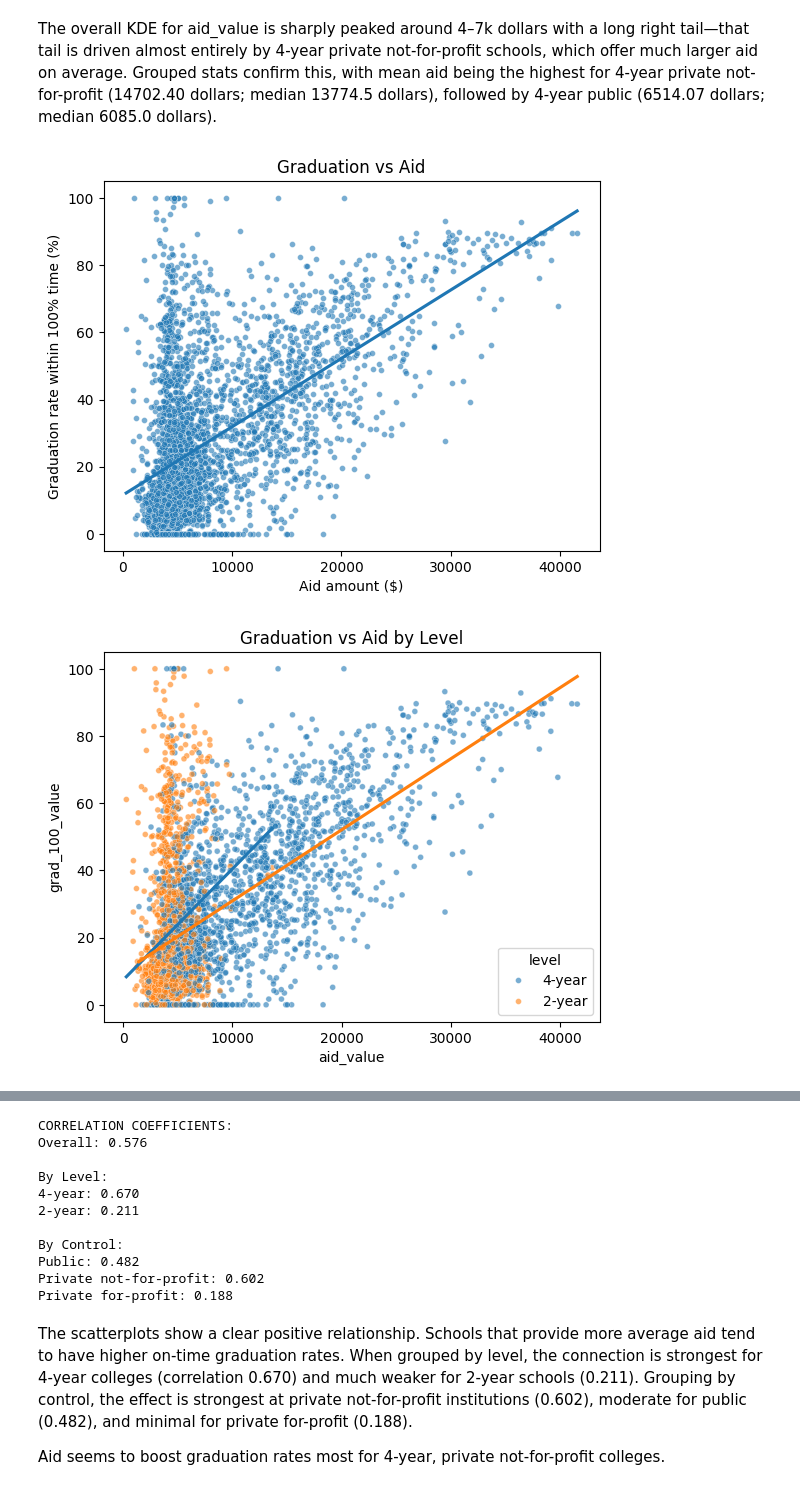
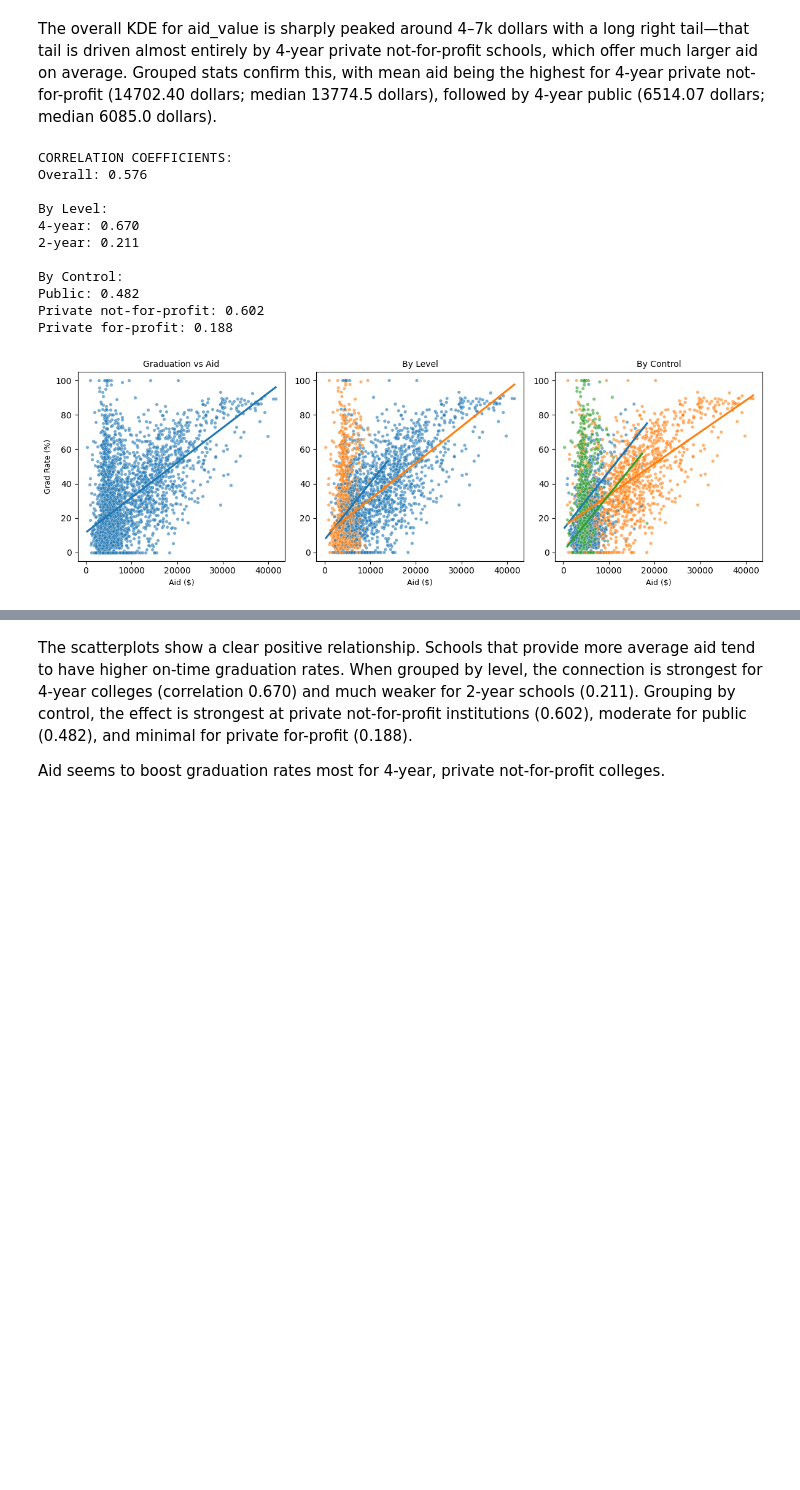
Before and after one commit to JingzhiYang04/visualization_assignment, a Jupyter notebook: assignment.ipynb, the cells around one changed output, grey strips where cells are left out. Saved outputs shown, nothing was run; the diff lists cells and outputs as text; code cells hidden in the pictures; blank space fills up the shorter version.

```diff
--- a/assignment.ipynb
+++ b/assignment.ipynb
@@ -460,46 +460,72 @@ The overall KDE for aid_value is sharply peaked around 4–7k dollars with a lon
 # %%
 ## 2.8
 # Make a scatterplot of grad_100_value by aid_value.
 # Now make the same plot, grouping by level and then control.
 
+fig, axes = plt.subplots(1, 3, figsize=(12, 4), tight_layout=True)
+
 # Scatterplot
-plt.figure()
-sns.scatterplot(data=df, x="aid_value", y="grad_100_value", s=18, alpha=0.6)
-sns.regplot(data=df, x="aid_value", y="grad_100_value", scatter=False, ci=None)
-plt.xlabel("Aid amount ($)")
-plt.ylabel("Graduation rate within 100% time (%)")
-plt.title("Graduation vs Aid")
-plt.show()
+sns.scatterplot(
+    data=df, x="aid_value", y="grad_100_value", s=15, alpha=0.6, ax=axes[0]
+)
+sns.regplot(
+    data=df, x="aid_value", y="grad_100_value", scatter=False, ci=None, ax=axes[0]
+)
+axes[0].set_title("Graduation vs Aid", fontsize=10)
+axes[0].set_xlabel("Aid ($)", fontsize=9)
+axes[0].set_ylabel("Grad Rate (%)", fontsize=9)
 
 # By level
-plt.figure()
-sns.scatterplot(data=df, x="aid_value", y="grad_100_value", hue="level", s=18, alpha=0.6)
+sns.scatterplot(
+    data=df, x="aid_value", y="grad_100_value", hue="level",
+    s=15, alpha=0.6, ax=axes[1], legend=False
+)
 for lv, sub in df.groupby("level"):
-    sns.regplot(data=sub, x="aid_value", y="grad_100_value", scatter=False, ci=None, label=f"{lv} trend")
-plt.title("Graduation vs Aid by Level")
-plt.show()
+    sns.regplot(
+        data=sub, x="aid_value", y="grad_100_value",
+        scatter=False, ci=None, ax=axes[1]
+    )
+axes[1].set_title("By Level", fontsize=10)
+axes[1].set_xlabel("Aid ($)", fontsize=9)
+axes[1].set_ylabel("")
 
 # By control
-plt.figure()
-sns.scatterplot(data=df, x="aid_value", y="grad_100_value", hue="control", s=18, alpha=0.6)
+sns.scatterplot(
+    data=df, x="aid_value", y="grad_100_value", hue="control",
+    s=15, alpha=0.6, ax=axes[2], legend=False
+)
 for ct, sub in df.groupby("control"):
-    sns.regplot(data=sub, x="aid_value", y="grad_100_value", scatter=False, ci=None, label=f"{ct} trend")
-plt.title("Graduation vs Aid by Control")
-plt.show()
+    sns.regplot(
+        data=sub, x="aid_value", y="grad_100_value",
+        scatter=False, ci=None, ax=axes[2]
+    )
+axes[2].set_title("By Control", fontsize=10)
+axes[2].set_xlabel("Aid ($)", fontsize=9)
+axes[2].set_ylabel("")
 
 # Correlation analysis
 print("\nCORRELATION COEFFICIENTS:")
 print(f"Overall: {df['aid_value'].corr(df['grad_100_value']):.3f}")
 
 print("\nBy Level:")
 for level in df['level'].unique():
     corr = df[df['level'] == level]['aid_value'].corr(df['grad_100_value'])
     print(f"{level}: {corr:.3f}")
 
 print("\nBy Control:")
 for control in df['control'].unique():
     corr = df[df['control'] == control]['aid_value'].corr(df['grad_100_value'])
     print(f"{control}: {corr:.3f}")
 # %% [output]
+CORRELATION COEFFICIENTS:
+Overall: 0.576
+
+By Level:
+4-year: 0.670
+2-year: 0.211
+
+By Control:
+Public: 0.482
+Private not-for-profit: 0.602
+Private for-profit: 0.188
-[figure, old version]
+[figure, new version]
-[figure, removed]
@@ -507,14 +532,3 @@ for control in df['control'].unique():
-CORRELATION COEFFICIENTS:
-Overall: 0.576
-
-By Level:
-4-year: 0.670
-2-year: 0.211
-
-By Control:
-Public: 0.482
-Private not-for-profit: 0.602
-Private for-profit: 0.188
 # %% [markdown]
 The scatterplots show a clear positive relationship. Schools that provide more average aid tend to have higher on-time graduation rates. When grouped by level, the connection is strongest for 4-year colleges (correlation 0.670) and much weaker for 2-year schools (0.211). Grouping by control, the effect is strongest at private not-for-profit institutions (0.602), moderate for public (0.482), and minimal for private for-profit (0.188).
 
```
Also changed, not shown: parts of 4 cells of this notebook.
